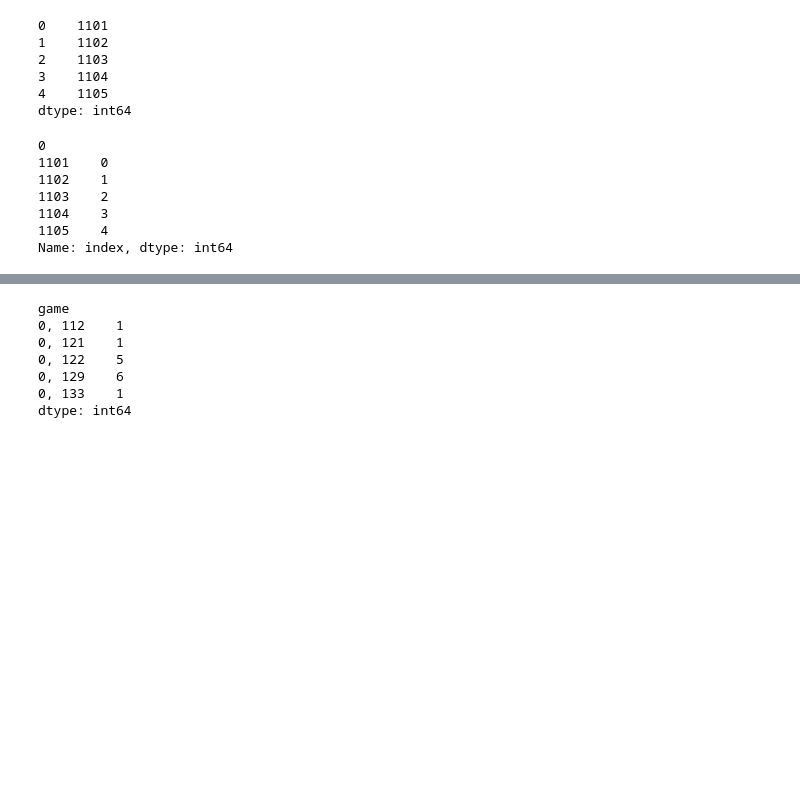
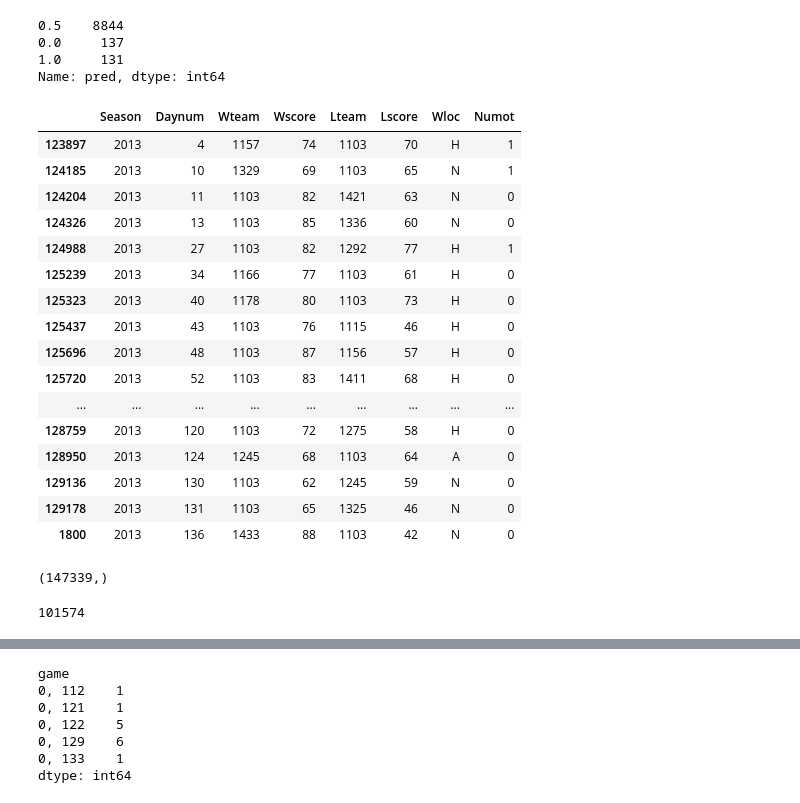
Before and after one commit to emmygold1/kaggle_proj, a Jupyter notebook: basketball/win_lose.ipynb, the cells around one changed output, grey strips where cells are left out. Saved outputs shown, nothing was run; the diff lists cells and outputs as text; code cells hidden in the pictures; blank space fills up the shorter version.

```diff
--- a/basketball/win_lose.ipynb
+++ b/basketball/win_lose.ipynb
@@ -23,0 +63,7 @@ dat.head()
+# %%
+submit.pred.value_counts(dropna=False)
+# %% [output]
+0.5    8844
+0.0     137
+1.0     131
+Name: pred, dtype: int64
@@ -23,0 +72,20 @@ dat.head()
+# %%
+dat.loc[(dat.Season == 2013) & ((dat.Wteam == 1103) | (dat.Lteam == 1103))]
+# %% [output]
+|  | Season | Daynum | Wteam | Wscore | Lteam | Lscore | Wloc | Numot |
+| 123897 | 2013 | 4 | 1157 | 74 | 1103 | 70 | H | 1 |
+| 124185 | 2013 | 10 | 1329 | 69 | 1103 | 65 | N | 1 |
+| 124204 | 2013 | 11 | 1103 | 82 | 1421 | 63 | N | 0 |
+| 124326 | 2013 | 13 | 1103 | 85 | 1336 | 60 | N | 0 |
+| 124988 | 2013 | 27 | 1103 | 82 | 1292 | 77 | H | 1 |
+| 125239 | 2013 | 34 | 1166 | 77 | 1103 | 61 | H | 0 |
+| 125323 | 2013 | 40 | 1178 | 80 | 1103 | 73 | H | 0 |
+| 125437 | 2013 | 43 | 1103 | 76 | 1115 | 46 | H | 0 |
+| 125696 | 2013 | 48 | 1103 | 87 | 1156 | 57 | H | 0 |
+| 125720 | 2013 | 52 | 1103 | 83 | 1411 | 68 | H | 0 |
+| ... | ... | ... | ... | ... | ... | ... | ... | ... |
+| 128759 | 2013 | 120 | 1103 | 72 | 1275 | 58 | H | 0 |
+| 128950 | 2013 | 124 | 1245 | 68 | 1103 | 64 | A | 0 |
+| 129136 | 2013 | 130 | 1103 | 62 | 1245 | 59 | N | 0 |
+| 129178 | 2013 | 131 | 1103 | 65 | 1325 | 46 | N | 0 |
+| 1800 | 2013 | 136 | 1433 | 88 | 1103 | 42 | N | 0 |
@@ -24,2 +94,10 @@ dat.head()
+# %%
+history.shape
+# %% [output]
+(147339,)
+# %%
+history.nunique()
+# %% [output]
+101574
 # %%
 games = dat.loc[:, ['Wteam', 'Lteam']].copy()
@@ -28,9 +103,0 @@ index2code = pd.Series(sorted(games.Wteam.unique()))
-# %%
-index2code.head()
-# %% [output]
-0    1101
-1    1102
-2    1103
-3    1104
-4    1105
-dtype: int64
@@ -39,10 +103,0 @@ code2index = index2code.reset_index().set_index(0).loc[:, 'index']
-# %%
-code2index.head()
-# %% [output]
-0
-1101    0
-1102    1
-1103    2
-1104    3
-1105    4
-Name: index, dtype: int64
```
Also changed, not shown: parts of 21 cells of this notebook, 1 other file.
